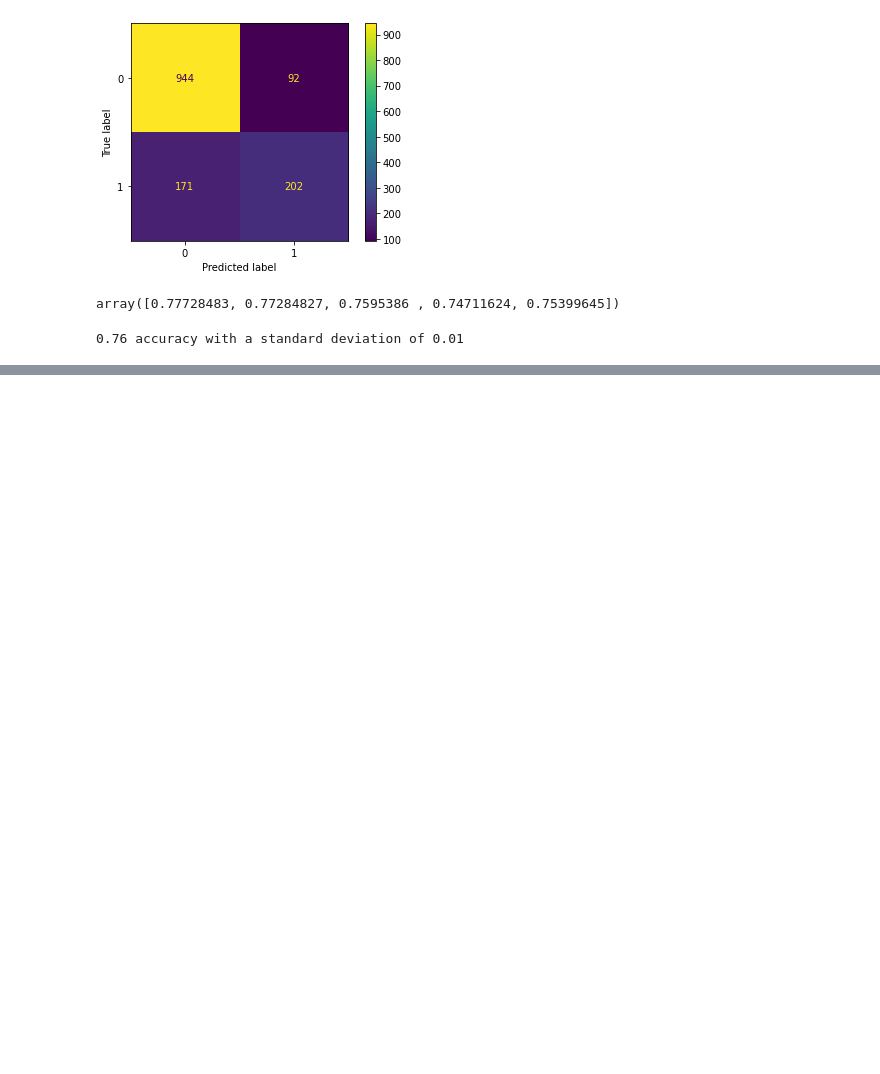
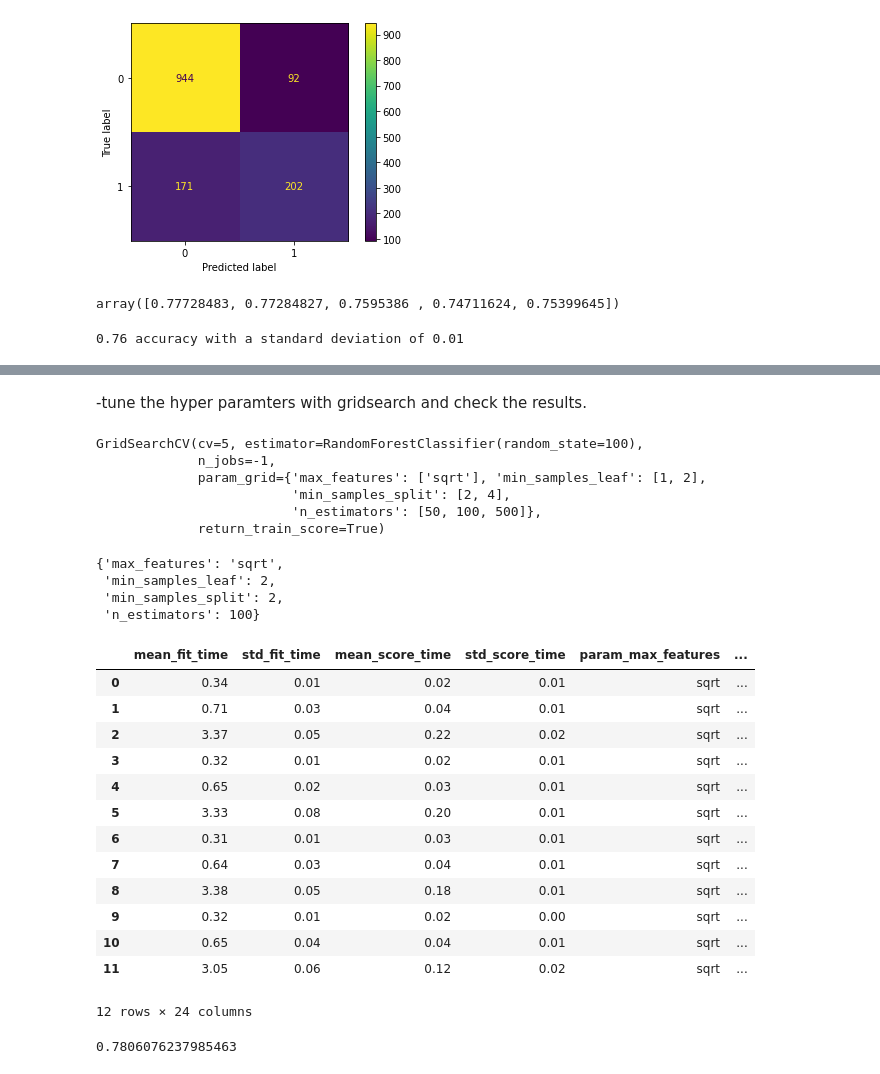
Before and after one commit to ArinaNihon/IRONARINA_LABS, a Jupyter notebook: Lab _Classification, Handling_Imbalanced_Data/Lab _Classification, Handling_Imbalanced_Data.ipynb, the cells around one changed output, grey strips where cells are left out. Cells and saved outputs as stored; diff of their text form; code cells hidden in the pictures; blank space fills up the shorter version.

```diff
--- a/Lab _Classification, Handling_Imbalanced_Data/Lab _Classification, Handling_Imbalanced_Data.ipynb
+++ b/Lab _Classification, Handling_Imbalanced_Data/Lab _Classification, Handling_Imbalanced_Data.ipynb
@@ -784,0 +814,6 @@ print(scores)
+# %%
+clf = RandomForestClassifier(max_depth=6,min_samples_leaf=20,max_features=None,n_estimators=100,
+                             bootstrap=True,oob_score=True, random_state=0)
+clf.fit(X_train, y_train)
+print(clf.score(X_train, y_train))
+print(clf.score(X_test, y_test))
@@ -784,0 +835,57 @@ print(scores)
+# %% [markdown]
+-tune the hyper paramters with gridsearch and check the results.
+# %%
+from sklearn.model_selection import GridSearchCV
+param_grid = {
+    'n_estimators': [50, 100,500],
+    'min_samples_split': [2, 4],
+    'min_samples_leaf' : [1, 2],
+    'max_features': ['sqrt']
+    ##'max_samples' : ['None', 0.5],
+    ##'max_depth':[3,5,10],
+    ## 'bootstrap':[True,False]
+    }
+clf = RandomForestClassifier(random_state=100)
+# %%
+grid_search = GridSearchCV(clf, param_grid, cv=5,return_train_score=True,n_jobs=-1,)
+# %%
+grid_search.fit(X_train,y_train)
+# %% [output]
+GridSearchCV(cv=5, estimator=RandomForestClassifier(random_state=100),
+             n_jobs=-1,
+             param_grid={'max_features': ['sqrt'], 'min_samples_leaf': [1, 2],
+                         'min_samples_split': [2, 4],
+                         'n_estimators': [50, 100, 500]},
+             return_train_score=True)
+# %%
+grid_search.best_params_ #To check the best set of parameters returned
+# %% [output]
+{'max_features': 'sqrt',
+ 'min_samples_leaf': 2,
+ 'min_samples_split': 2,
+ 'n_estimators': 100}
+# %%
+pd.DataFrame(grid_search.cv_results_)
+# %% [output]
+|  | mean_fit_time | std_fit_time | mean_score_time | std_score_time | param_max_features | ... |
+| 0 | 0.34 | 0.01 | 0.02 | 0.01 | sqrt | ... |
+| 1 | 0.71 | 0.03 | 0.04 | 0.01 | sqrt | ... |
+| 2 | 3.37 | 0.05 | 0.22 | 0.02 | sqrt | ... |
+| 3 | 0.32 | 0.01 | 0.02 | 0.01 | sqrt | ... |
+| 4 | 0.65 | 0.02 | 0.03 | 0.01 | sqrt | ... |
+| 5 | 3.33 | 0.08 | 0.20 | 0.01 | sqrt | ... |
+| 6 | 0.31 | 0.01 | 0.03 | 0.01 | sqrt | ... |
+| 7 | 0.64 | 0.03 | 0.04 | 0.01 | sqrt | ... |
+| 8 | 3.38 | 0.05 | 0.18 | 0.01 | sqrt | ... |
+| 9 | 0.32 | 0.01 | 0.02 | 0.00 | sqrt | ... |
+| 10 | 0.65 | 0.04 | 0.04 | 0.01 | sqrt | ... |
+| 11 | 3.05 | 0.06 | 0.12 | 0.02 | sqrt | ... |
+12 rows × 24 columns
+# %%
+from sklearn.model_selection import cross_val_score
+clf = RandomForestClassifier(random_state=0, max_features='sqrt',
+                             min_samples_leaf=1, min_samples_split=2, n_estimators=100)
+cross_val_scores = cross_val_score(clf, X_train, y_train, cv=10)
+print(np.mean(cross_val_scores))
+# %% [output]
+0.7806076237985463
```
Also changed, not shown: parts of 13 cells of this notebook.
